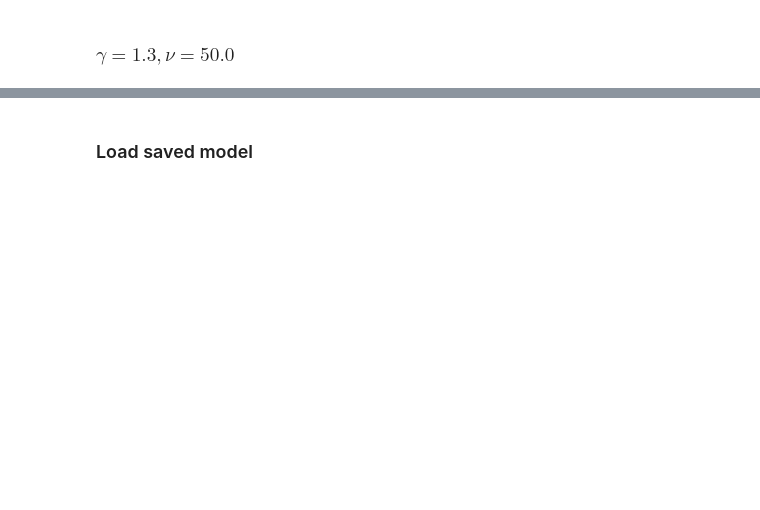
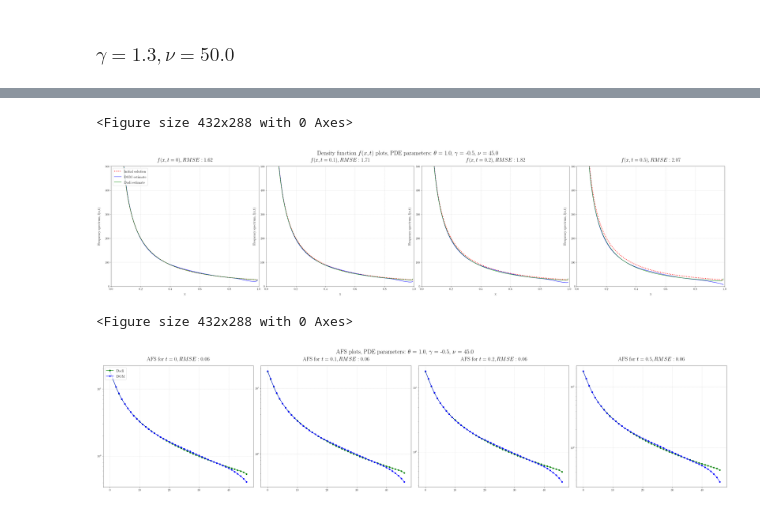
Before and after one commit to Kharlamov-Vladislav/Dadi-deep-galerkin, a Jupyter notebook: one_pop_example.ipynb, the cells around one changed output, grey strips where cells are left out. Cells and saved outputs as stored; diff of their text form; code cells hidden in the pictures; blank space fills up the shorter version.

```diff
--- a/one_pop_example.ipynb
+++ b/one_pop_example.ipynb
@@ -172,5 +160,8 @@ NameError: name 'PlotSolutions' is not defined
 # %%
-PlotSolutions(theta = 1.0, gamma =  1.5, nu = 30.0)
-PlotSolutions(1.0, 1.5, 30.0, plot_afs=True)
+PlotSolutions(theta = 1.0, gamma =  -0.5, nu = 45.0)
+PlotSolutions(1.0, -0.5, 45.0, plot_afs=True)
+# %% [output]
+<Figure size 432x288 with 0 Axes>
+[figure, added]
+<Figure size 432x288 with 0 Axes>
+[figure, added]
-# %% [markdown]
-### Load saved model
```
Also changed, not shown: parts of 15 cells of this notebook, 4 other files.
